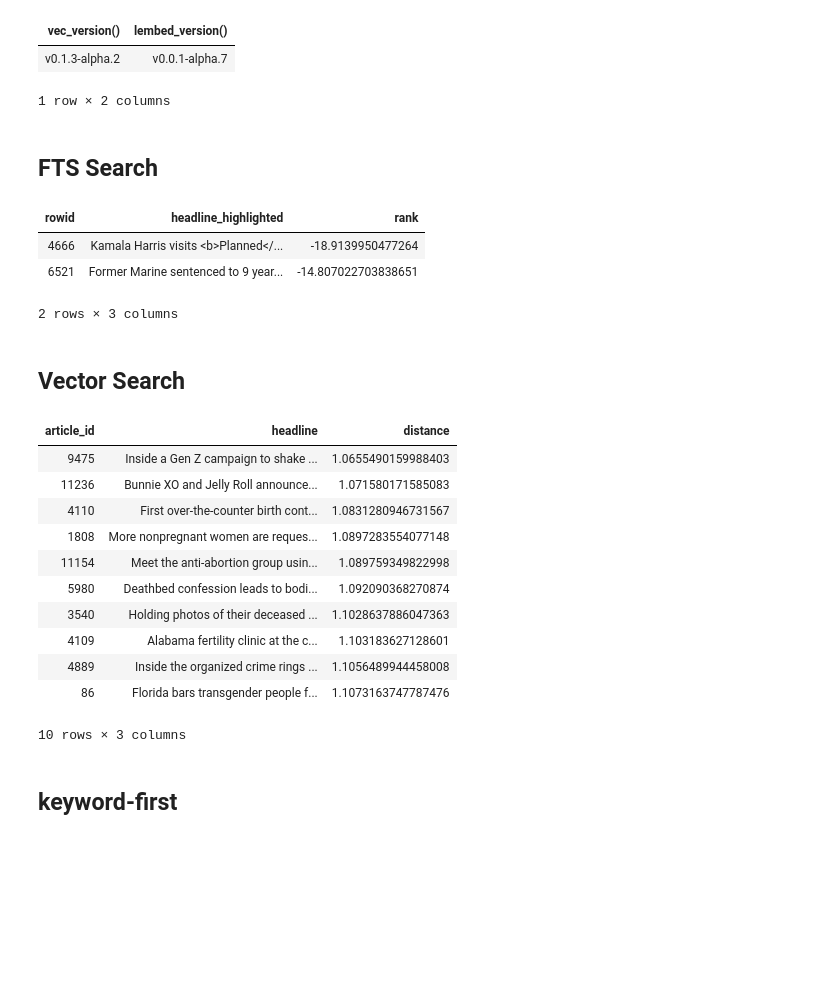
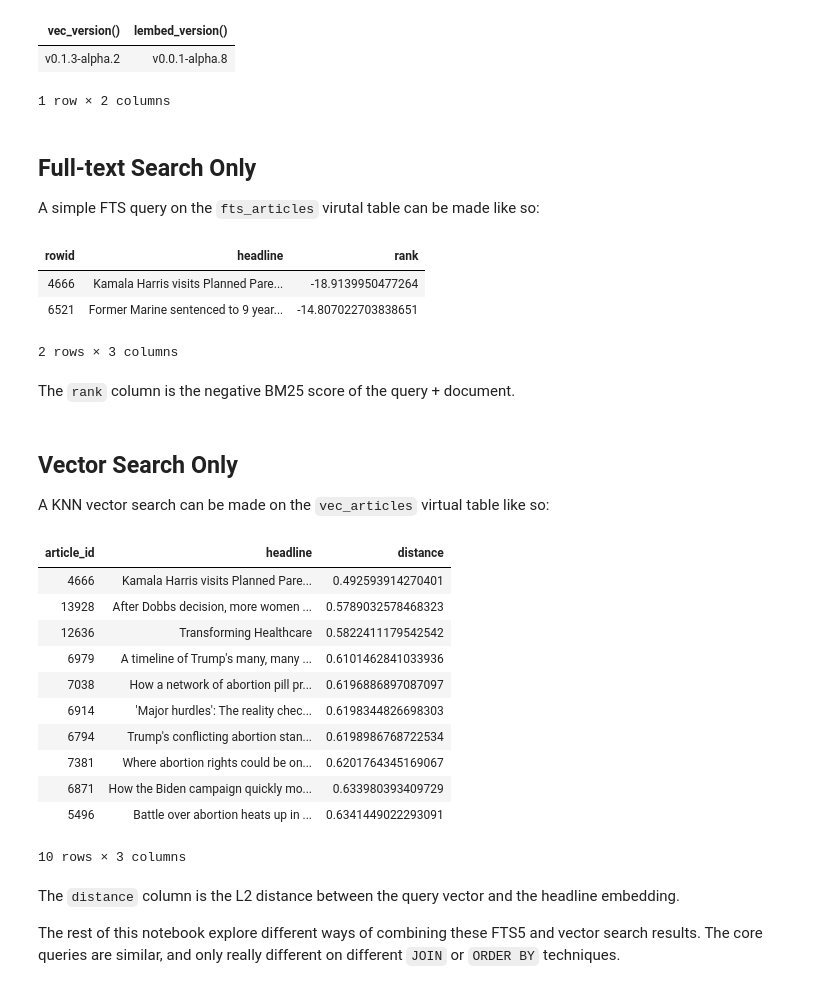
Before and after one commit to asg017/sqlite-vec, a Jupyter notebook: examples/nbc-headlines/3_search.ipynb, the cells around one changed output. Saved outputs shown, nothing was run; the diff lists cells and outputs as text; code cells hidden in the pictures; blank space fills up the shorter version.

```diff
--- a/examples/nbc-headlines/3_search.ipynb
+++ b/examples/nbc-headlines/3_search.ipynb
@@ -1,6 +10,5 @@
 # %%
-.open tmp3.db
-.param set foo bar
+.open tmp-artic2.db
 
 .load ../../dist/vec0
 .load ./lembed0
@@ -8,57 +16,66 @@
 insert into lembed_models(name, model)
   values (
     'default',
-    lembed_model_from_file('all-MiniLM-L6-v2.e4ce9877.q8_0.gguf')
+    lembed_model_from_file('snowflake-arctic-embed-m-v1.5.d70deb40.f16.gguf')
   );
 
 select vec_version(), lembed_version();
 # %% [output]
 | vec_version() | lembed_version() |
-| v0.1.3-alpha.2 | v0.0.1-alpha.7 |
+| v0.1.3-alpha.2 | v0.0.1-alpha.8 |
 1 row × 2 columns
-# %% [markdown]
-## FTS Search
+# %% [markdown]
+## Full-text Search Only
+
+A simple FTS query on the `fts_articles` virutal table can be made like so:
 # %%
 .param set query planned parenthood
 
 select
   rowid,
-  highlight(fts_headlines, 0, '<b>', '</b>') as headline_highlighted,
+  headline,
   rank
-from fts_headlines
+from fts_articles
 where headline match :query
 order by rank
 limit 10;
 # %% [output]
-| rowid | headline_highlighted | rank |
-| 4666 | Kamala Harris visits <b>Planned</... | -18.9139950477264 |
+| rowid | headline | rank |
+| 4666 | Kamala Harris visits Planned Pare... | -18.9139950477264 |
 | 6521 | Former Marine sentenced to 9 year... | -14.807022703838651 |
 2 rows × 3 columns
-# %% [markdown]
-##  Vector Search
+# %% [markdown]
+The `rank` column is the negative BM25 score of the query + document.
+# %% [markdown]
+##  Vector Search Only
+
+A KNN vector search can be made on the `vec_articles` virtual table like so:
 # %%
 .param set query planned parenthood
 
 select
   article_id,
   articles.headline,
   distance
-from vec_headlines
-left join articles on articles.rowid = vec_headlines.article_id
+from vec_articles
+left join articles on articles.rowid = vec_articles.article_id
 where headline_embedding match lembed(:query)
   and k = 10;
 # %% [output]
 | article_id | headline | distance |
-| 9475 | Inside a Gen Z campaign to shake ... | 1.0655490159988403 |
-| 11236 | Bunnie XO and Jelly Roll announce... | 1.071580171585083 |
-| 4110 | First over-the-counter birth cont... | 1.0831280946731567 |
-| 1808 | More nonpregnant women are reques... | 1.0897283554077148 |
-| 11154 | Meet the anti-abortion group usin... | 1.089759349822998 |
-| 5980 | Deathbed confession leads to bodi... | 1.092090368270874 |
-| 3540 | Holding photos of their deceased ... | 1.1028637886047363 |
-| 4109 | Alabama fertility clinic at the c... | 1.103183627128601 |
-| 4889 | Inside the organized crime rings ... | 1.1056489944458008 |
-| 86 | Florida bars transgender people f... | 1.1073163747787476 |
+| 4666 | Kamala Harris visits Planned Pare... | 0.492593914270401 |
+| 13928 | After Dobbs decision, more women ... | 0.5789032578468323 |
+| 12636 | Transforming Healthcare | 0.5822411179542542 |
+| 6979 | A timeline of Trump's many, many ... | 0.6101462841033936 |
+| 7038 | How a network of abortion pill pr... | 0.6196886897087097 |
+| 6914 | 'Major hurdles': The reality chec... | 0.6198344826698303 |
+| 6794 | Trump's conflicting abortion stan... | 0.6198986768722534 |
+| 7381 | Where abortion rights could be on... | 0.6201764345169067 |
+| 6871 | How the Biden campaign quickly mo... | 0.633980393409729 |
+| 5496 | Battle over abortion heats up in ... | 0.6341449022293091 |
 10 rows × 3 columns
-# %% [markdown]
-## keyword-first
+# %% [markdown]
+The `distance` column is the L2 distance between the query vector and the headline embedding.
+
+The rest of this notebook explore different ways of combining these FTS5 and vector search results.
+The core queries are similar, and only really different on different `JOIN` or `ORDER BY` techniques.
```
Also changed, not shown: parts of 12 cells of this notebook, 2 other files.
